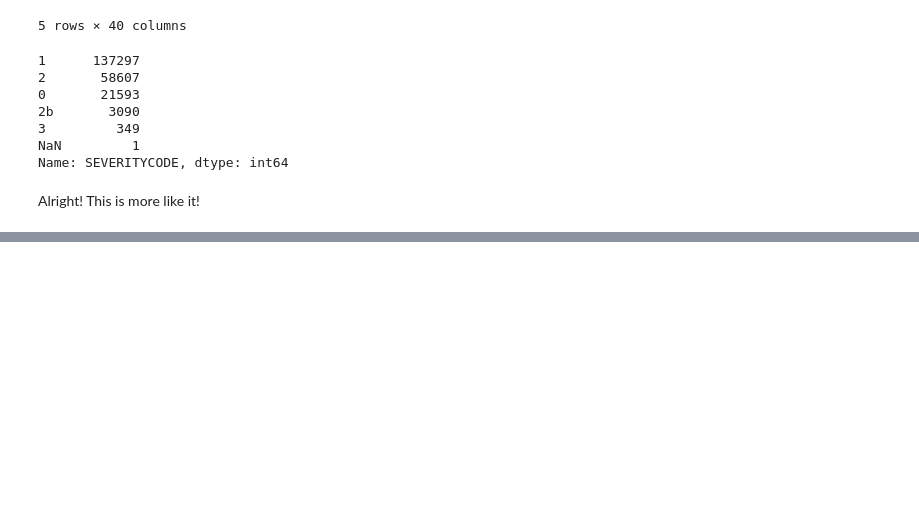
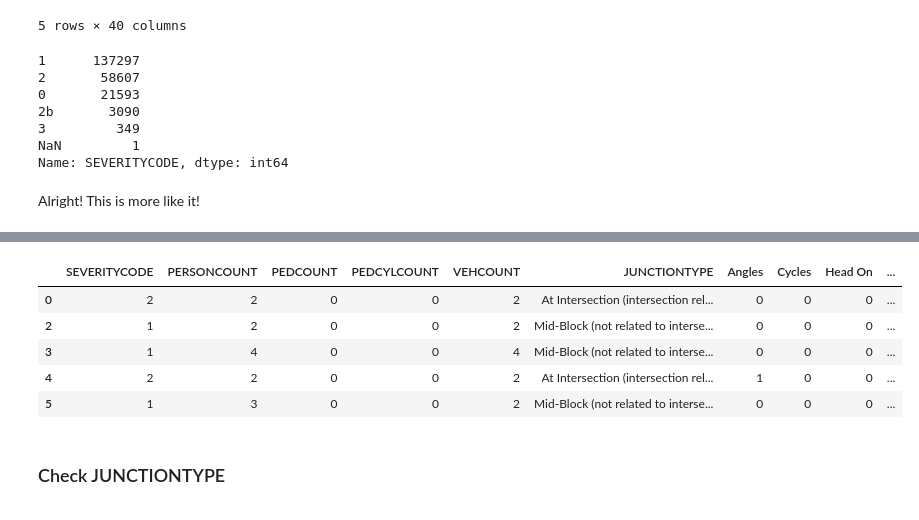
Before and after one commit to gseto28/Coursera_Capstone, a Jupyter notebook: Capstone Project - Car accident severity (Week 2).ipynb, the cells around one changed output, grey strips where cells are left out. Saved outputs shown, nothing was run; the diff lists cells and outputs as text; code cells hidden in the pictures; blank space fills up the shorter version.

```diff
--- a/Capstone Project - Car accident severity (Week 2).ipynb
+++ b/Capstone Project - Car accident severity (Week 2).ipynb
@@ -86,0 +378,2 @@ Some other attributes we may also dwell is the weather and surrounding condition
+# %%
+df_data_analyze = df_data_analyze[df_data_analyze['COLLISIONTYPE'] != 'Other'] # Drop any rows with 0 for severity code
@@ -86,0 +394,16 @@ Some other attributes we may also dwell is the weather and surrounding condition
+# %%
+dummy_variable_COLLISIONTYPE = pd.get_dummies(df_data_analyze['COLLISIONTYPE'])
+df_data_analyze = pd.concat([df_data_analyze, dummy_variable_COLLISIONTYPE], axis=1)
+df_data_analyze.drop('COLLISIONTYPE', axis=1, inplace=True)
+# %%
+df_data_analyze.head()
+# %% [output]
+|  | SEVERITYCODE | PERSONCOUNT | PEDCOUNT | PEDCYLCOUNT | VEHCOUNT | JUNCTIONTYPE | Angles | Cycles | Head On | ... |
+| 0 | 2 | 2 | 0 | 0 | 2 | At Intersection (intersection rel... | 0 | 0 | 0 | ... |
+| 2 | 1 | 2 | 0 | 0 | 2 | Mid-Block (not related to interse... | 0 | 0 | 0 | ... |
+| 3 | 1 | 4 | 0 | 0 | 4 | Mid-Block (not related to interse... | 0 | 0 | 0 | ... |
+| 4 | 2 | 2 | 0 | 0 | 2 | At Intersection (intersection rel... | 1 | 0 | 0 | ... |
+| 5 | 1 | 3 | 0 | 0 | 2 | Mid-Block (not related to interse... | 0 | 0 | 0 | ... |
+# %% [markdown]
+### Check JUNCTIONTYPE
+<a name="CheckJUNCTIONTYPE"></a>
```
Also changed, not shown: parts of 98 cells of this notebook.
